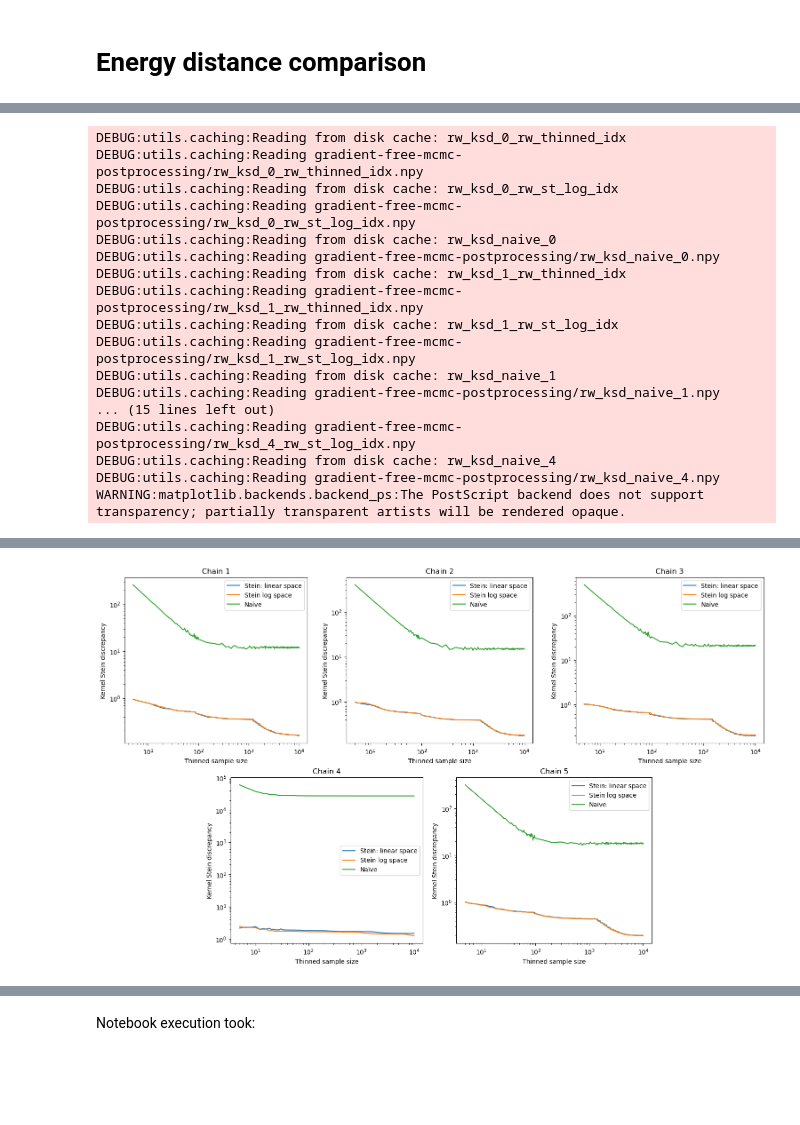
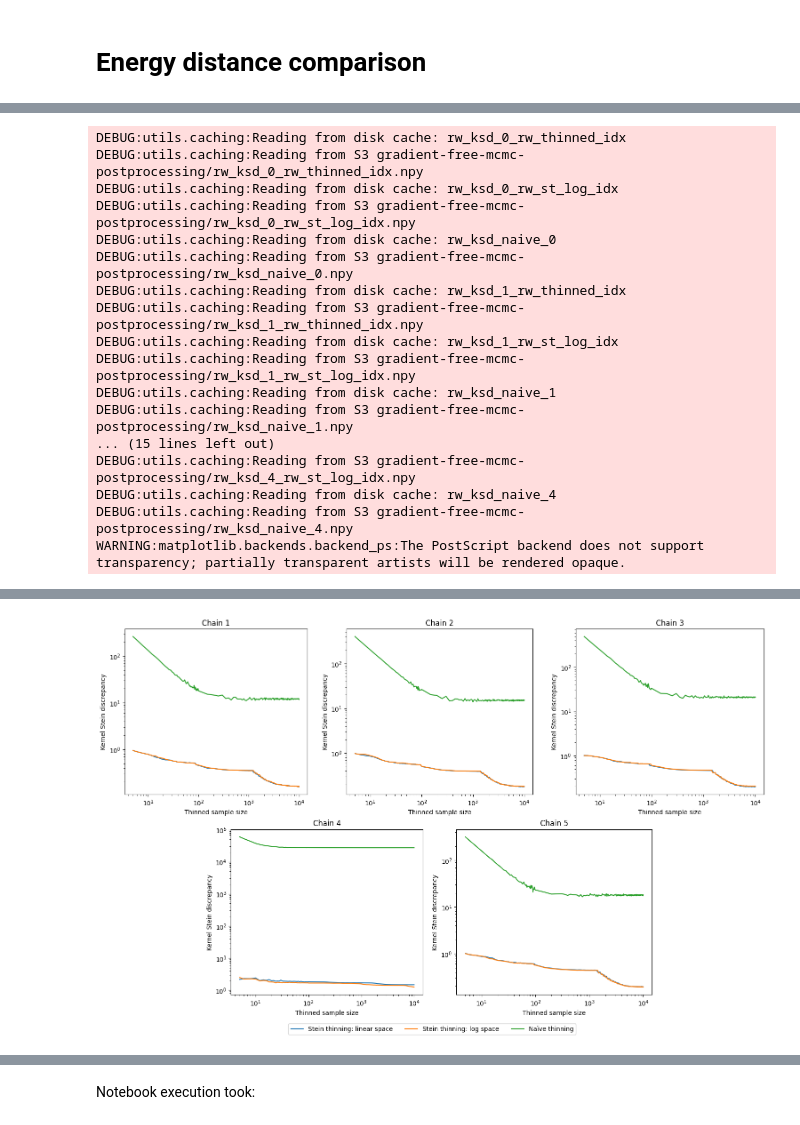
Before and after one commit to aglebov/gradient-free-mcmc-postprocessing, a Jupyter notebook: code/notebooks/lotka_volterra/Comparison.ipynb, the cells around one changed output, grey strips where cells are left out. Cells and saved outputs as stored; diff of their text form; code cells hidden in the pictures; blank space fills up the shorter version.

```diff
--- a/code/notebooks/lotka_volterra/Comparison.ipynb
+++ b/code/notebooks/lotka_volterra/Comparison.ipynb
@@ -111,9 +111,9 @@ def rw_energy_distance_naive(i_chain) -> np.ndarray:
     return np.stack([thinned_sizes, energy_distances], axis=1)
 # %%
 indices1 = {
-    'rw_thinned_idx': 'Stein: linear space',
-    'rw_st_log_idx': 'Stein log space',
-    'rw_naive': 'Naïve',
+    'rw_thinned_idx': 'Stein thinning: linear space',
+    'rw_st_log_idx': 'Stein thinning: log space',
+    'rw_naive': 'Naïve thinning',
 }
 # %%
 def get_indices(name):
@@ -132,10 +132,10 @@ def plot_comparison(result_function, entries, y_label, y_scale=None):
         axs[j].set_xlabel('Thinned sample size');
         axs[j].set_ylabel(y_label);
         axs[j].set_title(f'Chain {j + 1}');
-        axs[j].legend();
+        #axs[j].legend();
         axs[j].set_xscale('log');
         if y_scale is not None:
             axs[j].set_yscale(y_scale);
-    return fig
+    return fig, axs
 # %%
 %%time
@@ -189,23 +191,25 @@ def get_indices_ksd(name):
         return lambda i: rw_ksd(i, name)
 # %%
 %%time
-fig = plot_comparison(get_indices_ksd, indices1, y_label='Kernel Stein discrepancy', y_scale='log')
-fig.savefig(FIGURES_PATH / 'lotka-volterra-stein-thinning-ksd.eps');
+fig, axs = plot_comparison(get_indices_ksd, indices1, y_label='Kernel Stein discrepancy', y_scale='log')
+handles, labels = axs[0].get_legend_handles_labels()
+fig.legend(handles, labels, loc='lower center', bbox_to_anchor=(0.5, -0.05), ncol=len(labels), bbox_transform=fig.transFigure);
+fig.savefig(FIGURES_PATH / 'lotka-volterra-stein-thinning-ksd.eps', bbox_inches='tight');
 # %% [output]
 DEBUG:utils.caching:Reading from disk cache: rw_ksd_0_rw_thinned_idx
-DEBUG:utils.caching:Reading gradient-free-mcmc-postprocessing/rw_ksd_0_rw_thinned_idx.npy
+DEBUG:utils.caching:Reading from S3 gradient-free-mcmc-postprocessing/rw_ksd_0_rw_thinned_idx.npy
 DEBUG:utils.caching:Reading from disk cache: rw_ksd_0_rw_st_log_idx
-DEBUG:utils.caching:Reading gradient-free-mcmc-postprocessing/rw_ksd_0_rw_st_log_idx.npy
+DEBUG:utils.caching:Reading from S3 gradient-free-mcmc-postprocessing/rw_ksd_0_rw_st_log_idx.npy
 DEBUG:utils.caching:Reading from disk cache: rw_ksd_naive_0
-DEBUG:utils.caching:Reading gradient-free-mcmc-postprocessing/rw_ksd_naive_0.npy
+DEBUG:utils.caching:Reading from S3 gradient-free-mcmc-postprocessing/rw_ksd_naive_0.npy
 DEBUG:utils.caching:Reading from disk cache: rw_ksd_1_rw_thinned_idx
-DEBUG:utils.caching:Reading gradient-free-mcmc-postprocessing/rw_ksd_1_rw_thinned_idx.npy
+DEBUG:utils.caching:Reading from S3 gradient-free-mcmc-postprocessing/rw_ksd_1_rw_thinned_idx.npy
 DEBUG:utils.caching:Reading from disk cache: rw_ksd_1_rw_st_log_idx
-DEBUG:utils.caching:Reading gradient-free-mcmc-postprocessing/rw_ksd_1_rw_st_log_idx.npy
+DEBUG:utils.caching:Reading from S3 gradient-free-mcmc-postprocessing/rw_ksd_1_rw_st_log_idx.npy
 DEBUG:utils.caching:Reading from disk cache: rw_ksd_naive_1
-DEBUG:utils.caching:Reading gradient-free-mcmc-postprocessing/rw_ksd_naive_1.npy
+DEBUG:utils.caching:Reading from S3 gradient-free-mcmc-postprocessing/rw_ksd_naive_1.npy
 ... (15 lines left out)
-DEBUG:utils.caching:Reading gradient-free-mcmc-postprocessing/rw_ksd_4_rw_st_log_idx.npy
+DEBUG:utils.caching:Reading from S3 gradient-free-mcmc-postprocessing/rw_ksd_4_rw_st_log_idx.npy
 DEBUG:utils.caching:Reading from disk cache: rw_ksd_naive_4
-DEBUG:utils.caching:Reading gradient-free-mcmc-postprocessing/rw_ksd_naive_4.npy
+DEBUG:utils.caching:Reading from S3 gradient-free-mcmc-postprocessing/rw_ksd_naive_4.npy
 WARNING:matplotlib.backends.backend_ps:The PostScript backend does not support transparency; partially transparent artists will be rendered opaque.
@@ -214,3 +218,3 @@ Wall time: 3.46 s
-[figure, old version]
+[figure, new version]
 # %%
 indices2 = {
```
Also changed, not shown: parts of 7 cells of this notebook, 6 other files.
